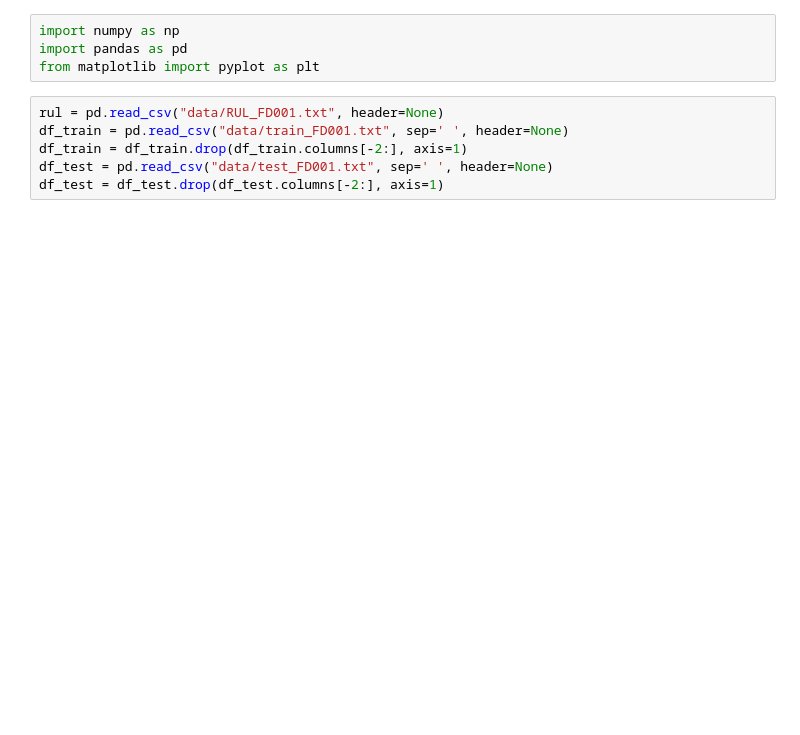
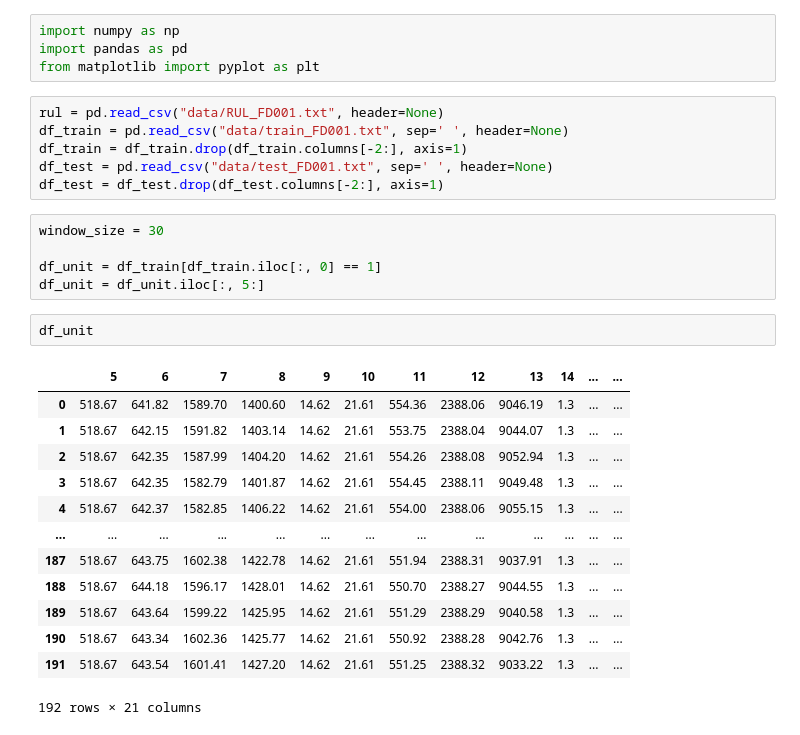
Before and after one commit to RangerCoF/CMPSS_RUL, a Jupyter notebook: main.ipynb, the cells around one changed output. Drawn from its saved outputs; the diff is of its cells as text; blank space fills up the shorter version.

```diff
--- a/main.ipynb
+++ b/main.ipynb
@@ -8,3 +8,24 @@ df_train = pd.read_csv("data/train_FD001.txt", sep=' ', header=None)
 df_train = df_train.drop(df_train.columns[-2:], axis=1)
 df_test = pd.read_csv("data/test_FD001.txt", sep=' ', header=None)
 df_test = df_test.drop(df_test.columns[-2:], axis=1)
+# %%
+window_size = 30
+
+df_unit = df_train[df_train.iloc[:, 0] == 1]
+df_unit = df_unit.iloc[:, 5:]
+# %%
+df_unit
+# %% [output]
+|  | 5 | 6 | 7 | 8 | 9 | 10 | 11 | 12 | 13 | 14 | ... | ... |
+| 0 | 518.67 | 641.82 | 1589.70 | 1400.60 | 14.62 | 21.61 | 554.36 | 2388.06 | 9046.19 | 1.3 | ... | ... |
+| 1 | 518.67 | 642.15 | 1591.82 | 1403.14 | 14.62 | 21.61 | 553.75 | 2388.04 | 9044.07 | 1.3 | ... | ... |
+| 2 | 518.67 | 642.35 | 1587.99 | 1404.20 | 14.62 | 21.61 | 554.26 | 2388.08 | 9052.94 | 1.3 | ... | ... |
+| 3 | 518.67 | 642.35 | 1582.79 | 1401.87 | 14.62 | 21.61 | 554.45 | 2388.11 | 9049.48 | 1.3 | ... | ... |
+| 4 | 518.67 | 642.37 | 1582.85 | 1406.22 | 14.62 | 21.61 | 554.00 | 2388.06 | 9055.15 | 1.3 | ... | ... |
+| ... | ... | ... | ... | ... | ... | ... | ... | ... | ... | ... | ... | ... |
+| 187 | 518.67 | 643.75 | 1602.38 | 1422.78 | 14.62 | 21.61 | 551.94 | 2388.31 | 9037.91 | 1.3 | ... | ... |
+| 188 | 518.67 | 644.18 | 1596.17 | 1428.01 | 14.62 | 21.61 | 550.70 | 2388.27 | 9044.55 | 1.3 | ... | ... |
+| 189 | 518.67 | 643.64 | 1599.22 | 1425.95 | 14.62 | 21.61 | 551.29 | 2388.29 | 9040.58 | 1.3 | ... | ... |
+| 190 | 518.67 | 643.34 | 1602.36 | 1425.77 | 14.62 | 21.61 | 550.92 | 2388.28 | 9042.76 | 1.3 | ... | ... |
+| 191 | 518.67 | 643.54 | 1601.41 | 1427.20 | 14.62 | 21.61 | 551.25 | 2388.32 | 9033.22 | 1.3 | ... | ... |
+192 rows × 21 columns
```
Also changed, not shown: parts of 5 cells of this notebook.
